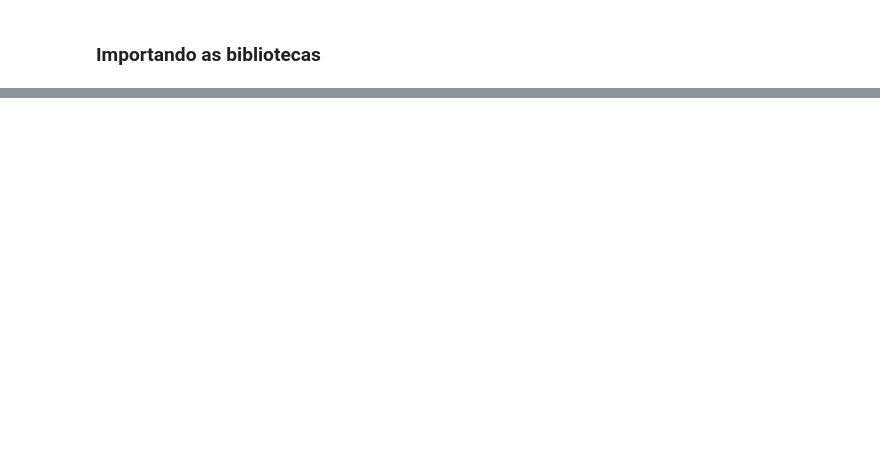
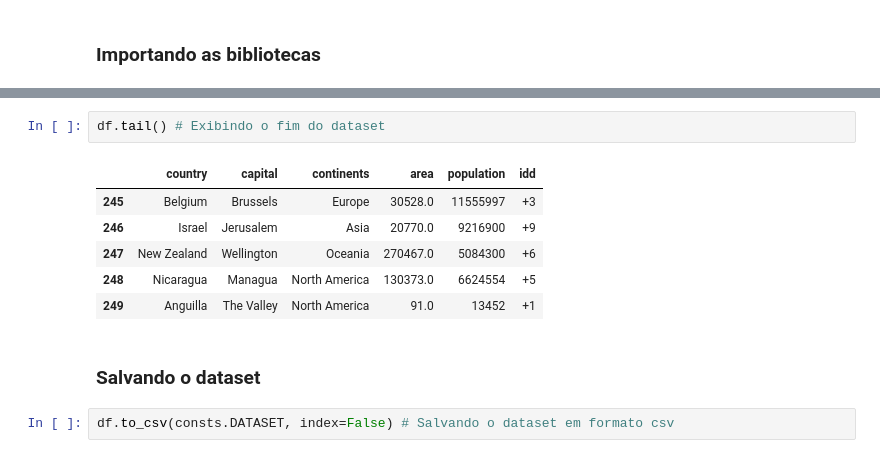
Before and after one commit to matheusresende7/python_projeto_final_4_api, a Jupyter notebook: notebooks/project.ipynb, the cells around one changed output, grey strips where cells are left out. Cells and saved outputs as stored; diff of their text form; blank space fills up the shorter version.

```diff
--- a/notebooks/project.ipynb
+++ b/notebooks/project.ipynb
@@ -96,0 +227,13 @@ dtype: int64
+# %%
+df.tail() # Exibindo o fim do dataset
+# %% [output]
+|  | country | capital | continents | area | population | idd |
+| 245 | Belgium | Brussels | Europe | 30528.0 | 11555997 | +3 |
+| 246 | Israel | Jerusalem | Asia | 20770.0 | 9216900 | +9 |
+| 247 | New Zealand | Wellington | Oceania | 270467.0 | 5084300 | +6 |
+| 248 | Nicaragua | Managua | North America | 130373.0 | 6624554 | +5 |
+| 249 | Anguilla | The Valley | North America | 91.0 | 13452 | +1 |
+# %% [markdown]
+### Salvando o dataset
+# %%
+df.to_csv(consts.DATASET, index=False) # Salvando o dataset em formato csv
```
Also changed, not shown: parts of 50 cells of this notebook, 4 other files.
